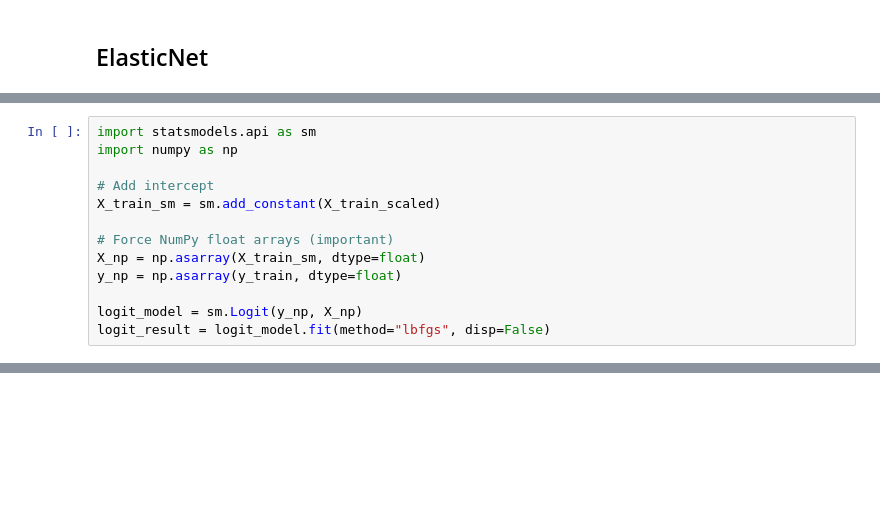
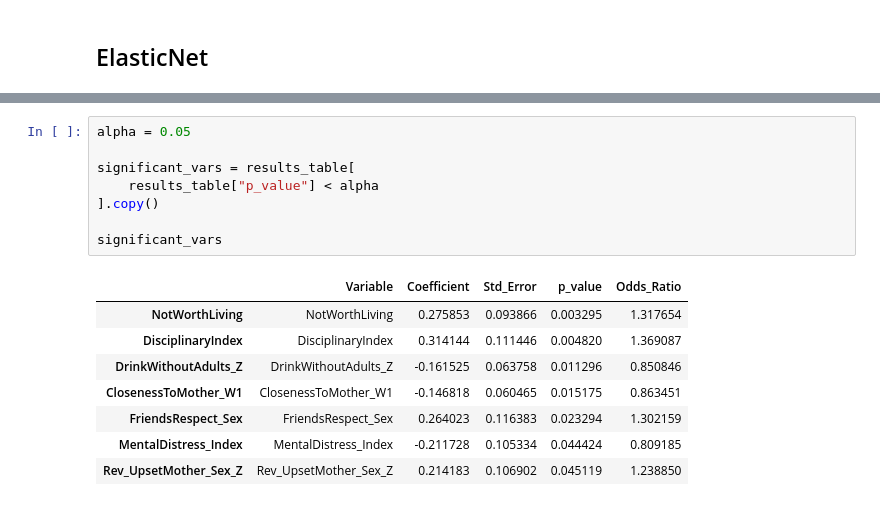
Before and after one commit to hmhamade1999-debug/Substance-Use-Prediction-From-Adolescence, a Jupyter notebook: marijuana/Capstone_USJ_Modeling_Marijuana.ipynb, the cells around one changed output, grey strips where cells are left out. Saved outputs shown, nothing was run; the diff lists cells and outputs as text; blank space fills up the shorter version.

```diff
--- a/marijuana/Capstone_USJ_Modeling_Marijuana.ipynb
+++ b/marijuana/Capstone_USJ_Modeling_Marijuana.ipynb
@@ -616,13 +523,0 @@ Optimal threshold (Youden J): 0.2074
-# %%
-import statsmodels.api as sm
-import numpy as np
-
-# Add intercept
-X_train_sm = sm.add_constant(X_train_scaled)
-
-# Force NumPy float arrays (important)
-X_np = np.asarray(X_train_sm, dtype=float)
-y_np = np.asarray(y_train, dtype=float)
-
-logit_model = sm.Logit(y_np, X_np)
-logit_result = logit_model.fit(method="lbfgs", disp=False)
@@ -2267,0 +814,17 @@ results_table.head(15)
+# %%
+alpha = 0.05
+
+significant_vars = results_table[
+    results_table["p_value"] < alpha
+].copy()
+
+significant_vars
+# %% [output]
+|  | Variable | Coefficient | Std_Error | p_value | Odds_Ratio |
+| NotWorthLiving | NotWorthLiving | 0.275853 | 0.093866 | 0.003295 | 1.317654 |
+| DisciplinaryIndex | DisciplinaryIndex | 0.314144 | 0.111446 | 0.004820 | 1.369087 |
+| DrinkWithoutAdults_Z | DrinkWithoutAdults_Z | -0.161525 | 0.063758 | 0.011296 | 0.850846 |
+| ClosenessToMother_W1 | ClosenessToMother_W1 | -0.146818 | 0.060465 | 0.015175 | 0.863451 |
+| FriendsRespect_Sex | FriendsRespect_Sex | 0.264023 | 0.116383 | 0.023294 | 1.302159 |
+| MentalDistress_Index | MentalDistress_Index | -0.211728 | 0.105334 | 0.044424 | 0.809185 |
+| Rev_UpsetMother_Sex_Z | Rev_UpsetMother_Sex_Z | 0.214183 | 0.106902 | 0.045119 | 1.238850 |
```
Also changed, not shown: parts of 129 cells of this notebook.
